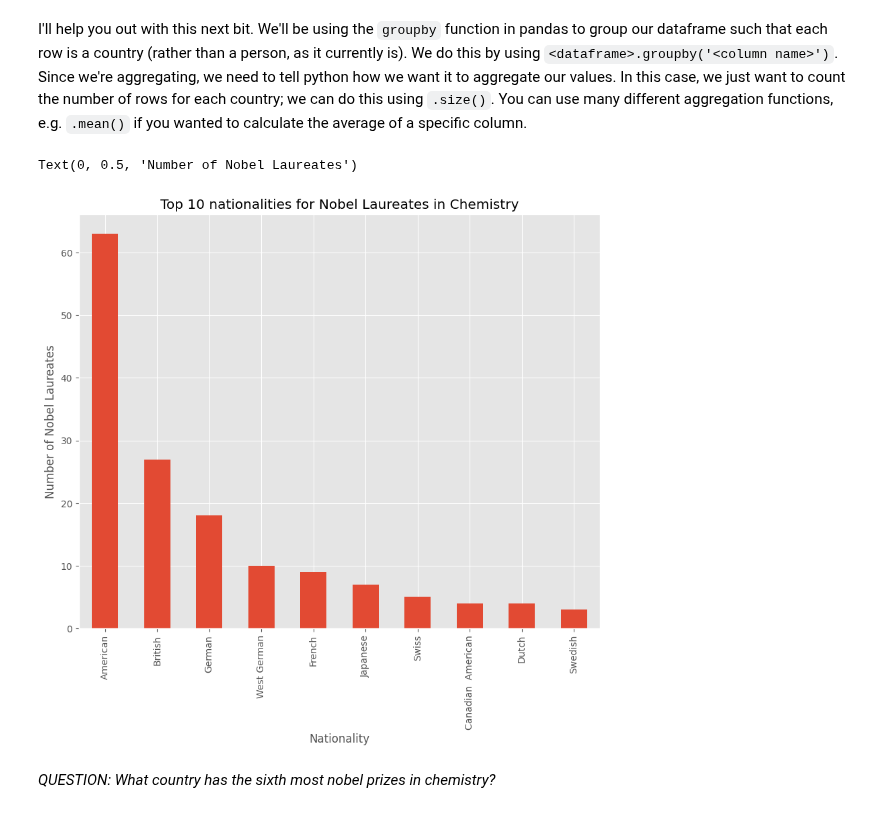
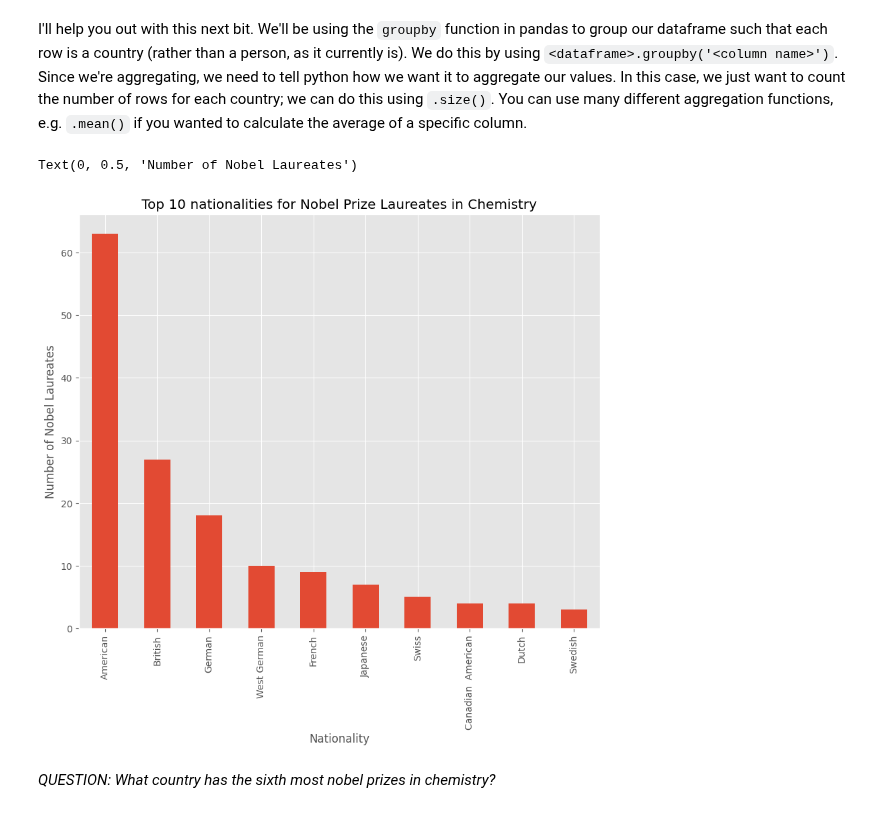
Before and after one commit to clp2454/QM2, a Jupyter notebook: notebooks/W02. Pandas.ipynb, the cells around one changed output. Drawn from its saved outputs; the diff is of its cells as text; code cells hidden in the pictures.

```diff
--- a/notebooks/W02. Pandas.ipynb
+++ b/notebooks/W02. Pandas.ipynb
@@ -475,26 +475,26 @@ I'll help you out with this next bit. We'll be using the `groupby` function in p
 # %%
 # create a new dataframe called 'country' in which each row is a country, and the values represent the number of nobel laureates.
 country=chem.groupby('Nationality[B]').size()
 country
 
 #Cleaning the data to remove the 'not awarded' column
 clean_country = country.drop('Not awarded')
 clean_country
 
 # now sort it in descending order
 clean_country.sort_values(ascending=False)
 
 # finally, plot the top 10 countries
 clean_country.sort_values(ascending=False).head(10).plot(kind='bar')
-plt.title('Top 10 nationalities for Nobel Laureates in Chemistry')
+plt.title('Top 10 nationalities for Nobel Prize Laureates in Chemistry')
 plt.xlabel('Nationality')
 plt.ylabel('Number of Nobel Laureates')
 
 #Therefore the country with the sixth most Nobel Prizes in Chemistry is Japan, when assuming Germany and West Germany are different countries, as they have been written in the table.
 #If Germany and West Germany were to be grouped as the same country, as they are now it would then be Switzerland
 # %% [output]
 Text(0, 0.5, 'Number of Nobel Laureates')
-[figure, old version]
+[figure, new version]
 # %% [markdown]
 *QUESTION: What country has the sixth most nobel prizes in chemistry?*
 # %% [markdown]
```
